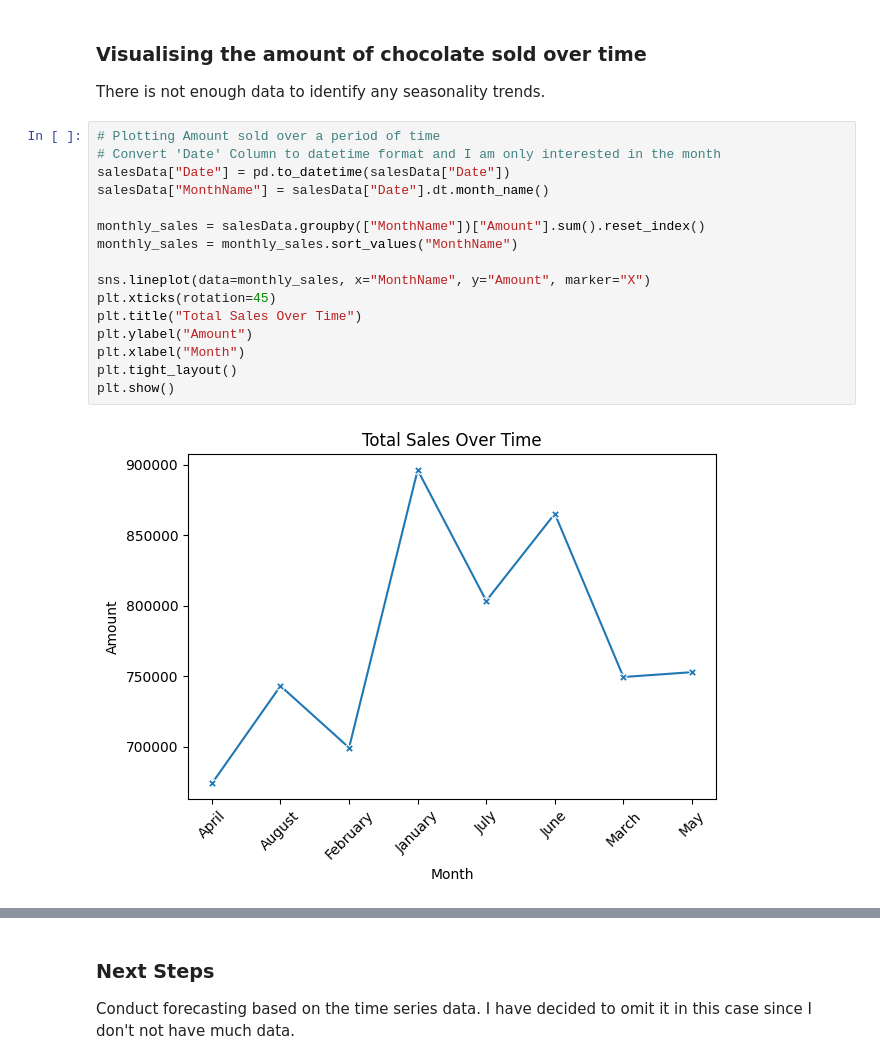
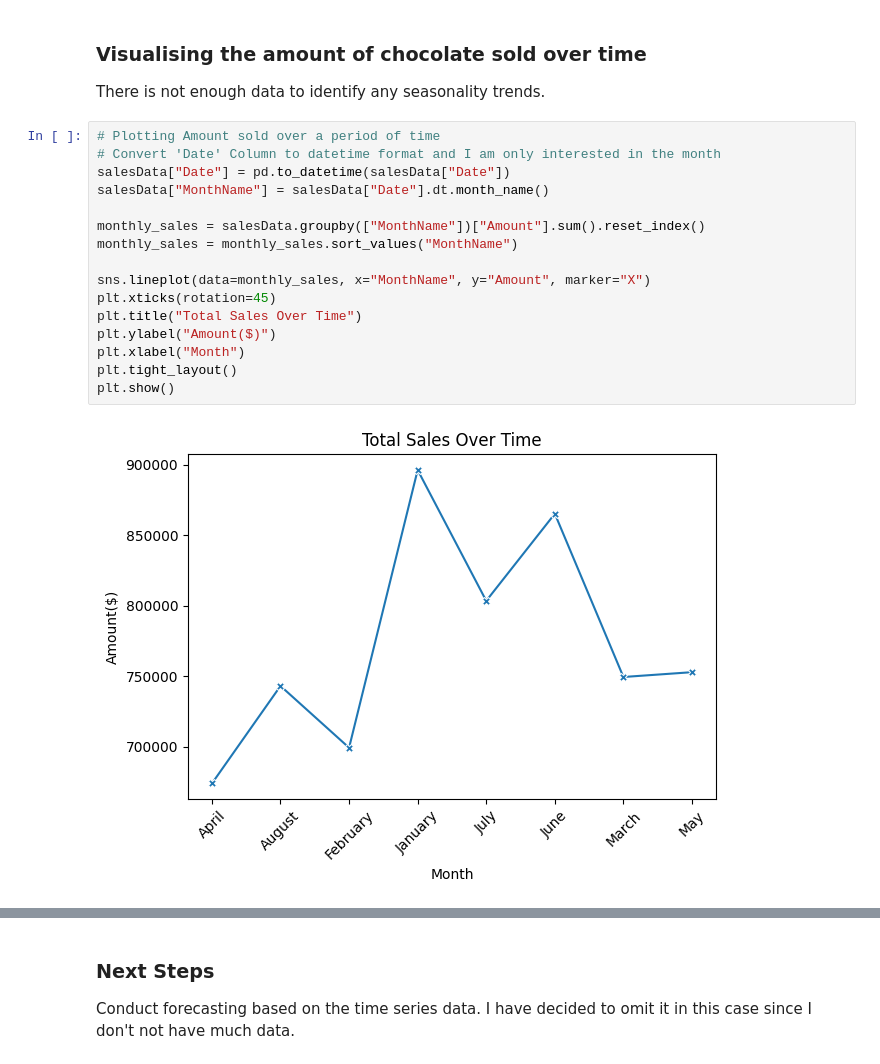
Before and after one commit to JTrehan1/EDARepo, a Jupyter notebook: ChocolateEDA/ChocolateSalesAnalysis.ipynb, the cells around one changed output, grey strips where cells are left out. Cells and saved outputs as stored; diff of their text form.

```diff
--- a/ChocolateEDA/ChocolateSalesAnalysis.ipynb
+++ b/ChocolateEDA/ChocolateSalesAnalysis.ipynb
@@ -306,21 +306,21 @@ There is not enough data to identify any seasonality trends.
 # %%
 # Plotting Amount sold over a period of time
 # Convert 'Date' Column to datetime format and I am only interested in the month
 salesData["Date"] = pd.to_datetime(salesData["Date"])
 salesData["MonthName"] = salesData["Date"].dt.month_name()
 
 monthly_sales = salesData.groupby(["MonthName"])["Amount"].sum().reset_index()
 monthly_sales = monthly_sales.sort_values("MonthName")
 
 sns.lineplot(data=monthly_sales, x="MonthName", y="Amount", marker="X")
 plt.xticks(rotation=45)
 plt.title("Total Sales Over Time")
-plt.ylabel("Amount")
+plt.ylabel("Amount($)")
 plt.xlabel("Month")
 plt.tight_layout()
 plt.show()
 # %% [output]
-[figure, old version]
+[figure, new version]
 # %%
 monthly_sales = salesData.groupby(["MonthName","Country"])["Amount"].sum().reset_index()
 monthly_sales = monthly_sales.sort_values("MonthName")
```
Also changed, not shown: parts of 6 cells of this notebook.
